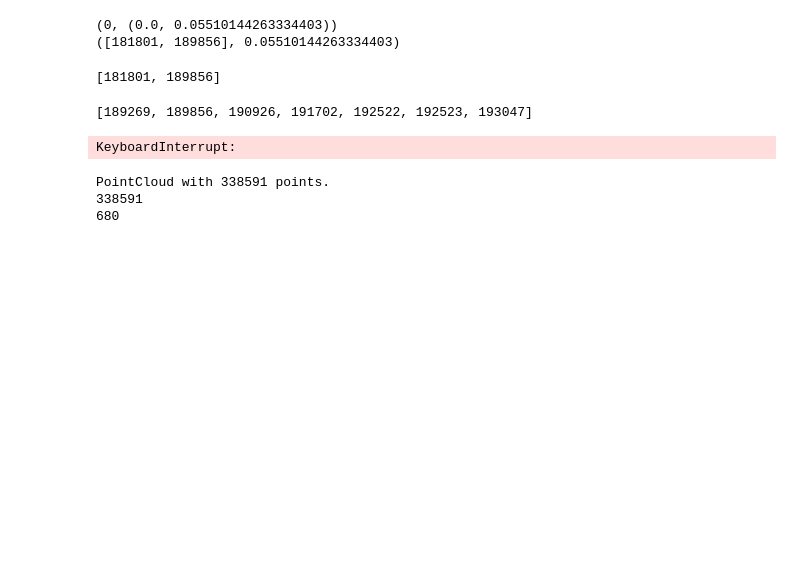
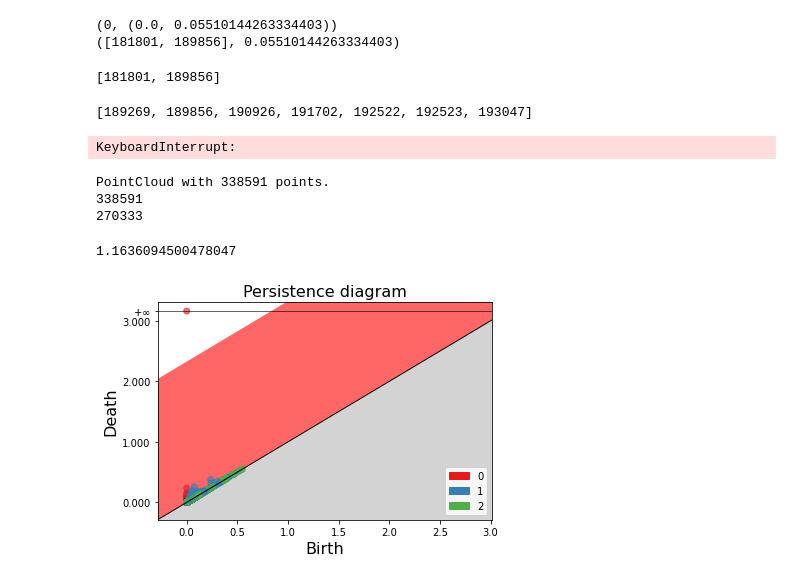
Before and after one commit to Tbas99/TDA-Cherry-Trees, a Jupyter notebook: visualize.ipynb, the cells around one changed output. Cells and saved outputs as stored; diff of their text form; code cells hidden in the pictures; blank space fills up the shorter version.

Commit message:
Confidence interval

```diff
--- a/visualize.ipynb
+++ b/visualize.ipynb
@@ -161,7 +161,6 @@ pcd.points = o3d.utility.Vector3dVector(segmentedCloud)
 
 visualization.draw_geometries([pcd])
 # %%
-from hauss import hausd_interval
 from open3d import geometry, utility
 
 # Path
@@ -174,7 +173,8 @@ pointCloudArray = np.asarray(pointCloud.points)
 print(len(pointCloudArray))
 
 # Subsample original point set
-sparsePointCloudArray = gd.subsampling.sparsify_point_set(points=pointCloudArray, min_squared_dist=0.01)
+sparsePointCloudArray = gd.subsampling.sparsify_point_set(points=pointCloudArray, min_squared_dist=0.00001)
+sparsePointCloudArray = np.asarray(sparsePointCloudArray)
 print(len(sparsePointCloudArray))
 
 pcd = geometry.PointCloud()
@@ -183,4 +183,15 @@ visualization.draw_geometries([pcd])
 # %% [output]
 PointCloud with 338591 points.
 338591
-680
+270333
+# %%
+import hauss
+
+hatc = hauss.hausd_interval(data=sparsePointCloudArray, level = 0.90, m = 2500)
+print(hatc)
+# %% [output]
+1.1636094500478047
+# %%
+Alpha_complex_W = gd.AlphaComplex(points = sparsePointCloudArray)
+Alpha_simplex_tree_W = Alpha_complex_W.create_simplex_tree()
+Alpha_simplex_tree_W_list = Alpha_simplex_tree_W.get_filtration()
@@ -186,0 +201,6 @@ PointCloud with 338591 points.
+# %%
+pers_alpha_W= Alpha_simplex_tree_W.persistence()
+# %%
+gd.plot_persistence_diagram(pers_alpha_W, band=2 * hatc);
+# %% [output]
+[figure, added]
```
Also changed, not shown: parts of 1 cell of this notebook, 1 other file.
